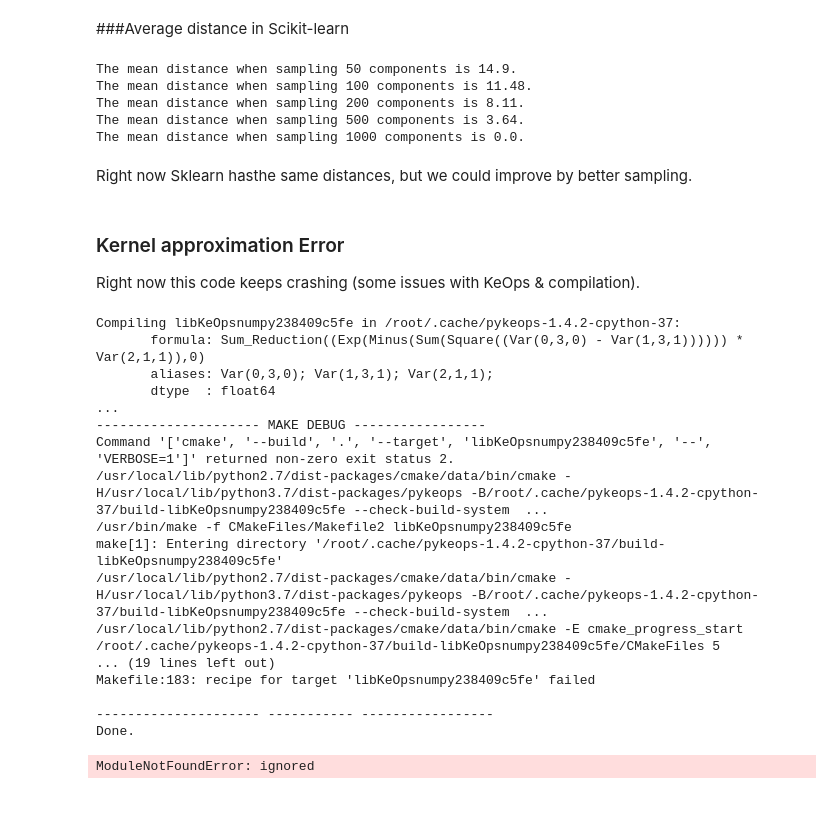
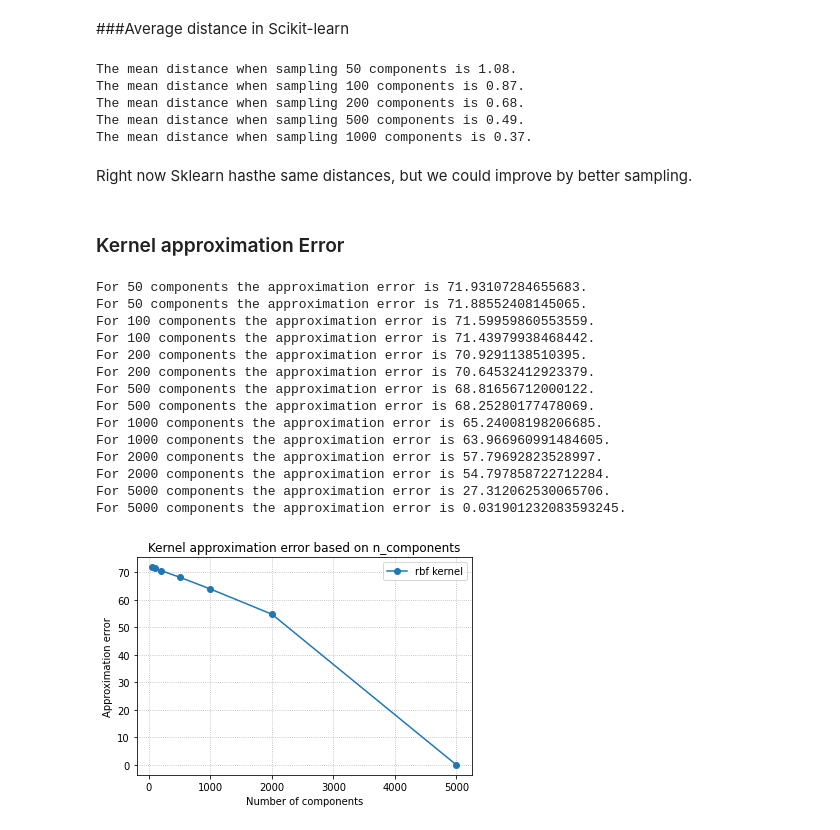
Before and after one commit to huddyyeo/keops_project, a Jupyter notebook: Nystrom_work/Nystrom_benchmarking.ipynb, the cells around one changed output. Saved outputs shown, nothing was run; the diff lists cells and outputs as text; code cells hidden in the pictures.

```diff
--- a/Nystrom_work/Nystrom_benchmarking.ipynb
+++ b/Nystrom_work/Nystrom_benchmarking.ipynb
@@ -322,6 +301,7 @@ As of now, this is not saying as much because it depends on the data scale etc,
 # %%
 ns = [50, 100, 200, 500, 1000]
 avg_dists = []
+X = data_clustered
 
 for n_comp in ns:
     distances = []
@@ -333,73 +313,68 @@ for n_comp in ns:
     print(f"The mean distance when sampling {n_comp} components is {round(mean_dist, 2)}.")
     avg_dists.append(mean_dist)
 # %% [output]
-The mean distance when sampling 50 components is 14.9.
-The mean distance when sampling 100 components is 11.48.
-The mean distance when sampling 200 components is 8.11.
-The mean distance when sampling 500 components is 3.64.
-The mean distance when sampling 1000 components is 0.0.
+The mean distance when sampling 50 components is 1.08.
+The mean distance when sampling 100 components is 0.87.
+The mean distance when sampling 200 components is 0.68.
+The mean distance when sampling 500 components is 0.49.
+The mean distance when sampling 1000 components is 0.37.
 # %% [markdown]
 Right now Sklearn hasthe same distances, but we could improve by better sampling.
-# %% [markdown]
-### Kernel approximation Error
-
-
-Right now this code keeps crashing (some issues with KeOps \& compilation).
+# %% [markdown]
+### Kernel approximation Error
 # %%
-'''
+from sklearn.metrics.pairwise import rbf_kernel
+from sklearn.kernel_approximation import Nystroem
+
 length = 5000
 
 use_cuda = torch.cuda.is_available()
 
 X = np.random.uniform(0,100,size = (length,3))
 X_t = torch.rand(size = (length,3))*100
 NS = [50, 100, 200, 500, 1000, 2000, 5000]
 errors_n = []
 errors_t = []
 
 k = rbf_kernel(X)
 
 
 for n_comps in NS:
-    '''
+
     # keops Torch
     nystrom = Nystrom_TK(kernel = 'rbf', random_state = 0, n_components=n_comps).fit(X_t)
-    k_approx = nystrom.K_approx(X_t)
-    error = np.linalg.norm(k-k_approx.detach())
+    k_approx = nystrom.K_approx(X_t).detach().cpu().numpy()
+    error = np.linalg.norm(k-k_approx)
     errors_t.append(error)
-    print(f"For {n_components} components the approximation error is {error}.")
-    '''
+    print(f"For {n_comps} components the approximation error is {error}.")
+
     # keops Numpy
     nystrom = Nystrom_NK(kernel = 'rbf', random_state = 0, n_components=n_comps).fit(X)
     k_approx = nystrom.K_approx(X)
     error = np.linalg.norm(k-k_approx)
     errors_n.append(error)
-    print(f"For {n_components} components the approximation error is {error}.")
+    print(f"For {n_comps} components the approximation error is {error}.")
 
 plt.plot(NS, errors_n, marker ="o", label = 'rbf kernel')
 plt.legend()
 plt.xlabel("Number of components")
 plt.ylabel("Approximation error")
 plt.title("Kernel approximation error based on n_components")
 plt.grid(True, which="major", linestyle="dotted")
 plt.show()
-'''
 # %% [output]
-Compiling libKeOpsnumpy238409c5fe in /root/.cache/pykeops-1.4.2-cpython-37:
-       formula: Sum_Reduction((Exp(Minus(Sum(Square((Var(0,3,0) - Var(1,3,1)))))) * Var(2,1,1)),0)
-       aliases: Var(0,3,0); Var(1,3,1); Var(2,1,1);
-       dtype  : float64
-...
---------------------- MAKE DEBUG -----------------
-Command '['cmake', '--build', '.', '--target', 'libKeOpsnumpy238409c5fe', '--', 'VERBOSE=1']' returned non-zero exit status 2.
-/usr/local/lib/python2.7/dist-packages/cmake/data/bin/cmake -H/usr/local/lib/python3.7/dist-packages/pykeops -B/root/.cache/pykeops-1.4.2-cpython-37/build-libKeOpsnumpy238409c5fe --check-build-system  ...
-/usr/bin/make -f CMakeFiles/Makefile2 libKeOpsnumpy238409c5fe
-make[1]: Entering directory '/root/.cache/pykeops-1.4.2-cpython-37/build-libKeOpsnumpy238409c5fe'
-/usr/local/lib/python2.7/dist-packages/cmake/data/bin/cmake -H/usr/local/lib/python3.7/dist-packages/pykeops -B/root/.cache/pykeops-1.4.2-cpython-37/build-libKeOpsnumpy238409c5fe --check-build-system  ...
-/usr/local/lib/python2.7/dist-packages/cmake/data/bin/cmake -E cmake_progress_start /root/.cache/pykeops-1.4.2-cpython-37/build-libKeOpsnumpy238409c5fe/CMakeFiles 5
-... (19 lines left out)
-Makefile:183: recipe for target 'libKeOpsnumpy238409c5fe' failed
-
---------------------- ----------- -----------------
-Done.
+For 50 components the approximation error is 71.93107284655683.
+For 50 components the approximation error is 71.88552408145065.
+For 100 components the approximation error is 71.59959860553559.
+For 100 components the approximation error is 71.43979938468442.
+For 200 components the approximation error is 70.9291138510395.
+For 200 components the approximation error is 70.64532412923379.
+For 500 components the approximation error is 68.81656712000122.
+For 500 components the approximation error is 68.25280177478069.
+For 1000 components the approximation error is 65.24008198206685.
+For 1000 components the approximation error is 63.966960991484605.
+For 2000 components the approximation error is 57.79692823528997.
+For 2000 components the approximation error is 54.797858722712284.
+For 5000 components the approximation error is 27.312062530065706.
+For 5000 components the approximation error is 0.031901232083593245.
-ModuleNotFoundError: ignored
+[figure, added]
```
Also changed, not shown: parts of 13 cells of this notebook.
